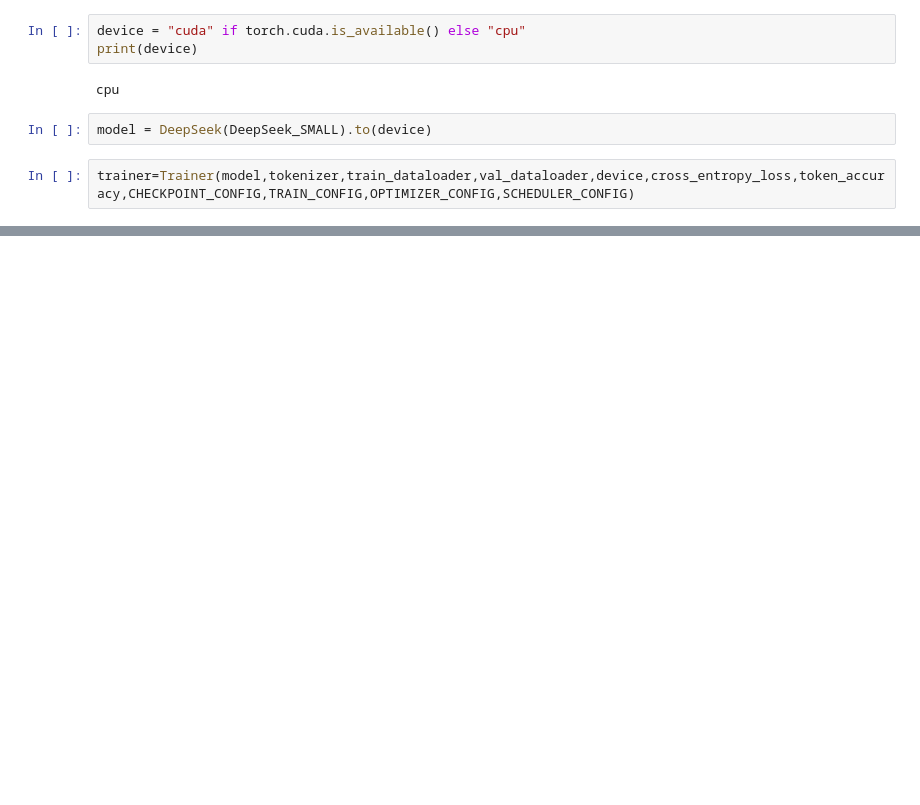
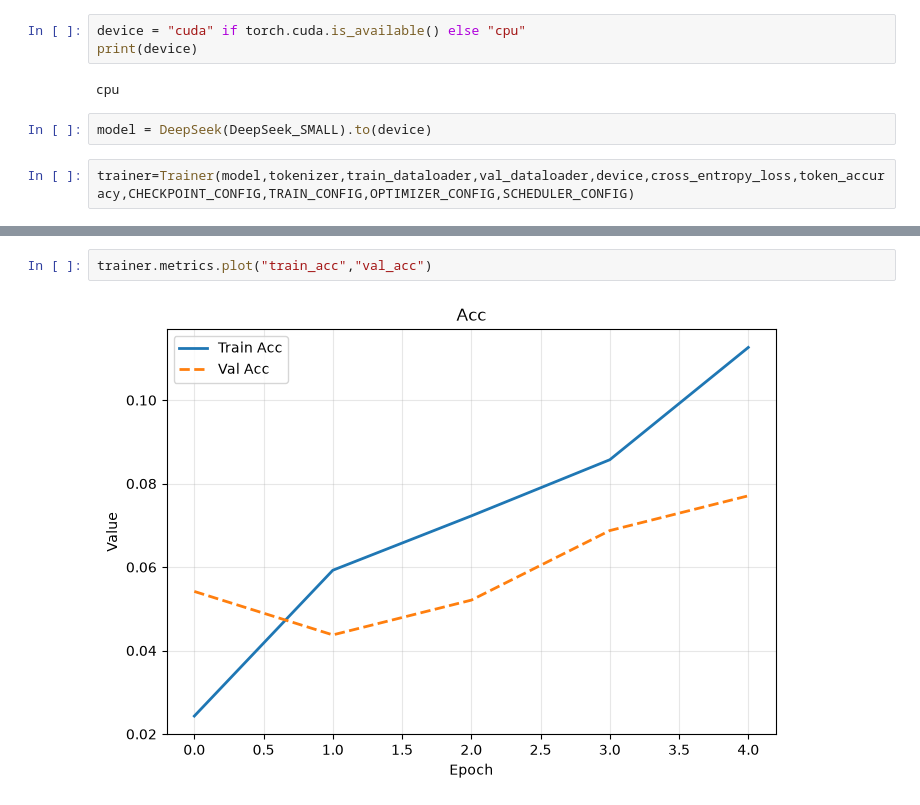
Before and after one commit to nikhild791/llm-evolution, a Jupyter notebook: train.ipynb, the cells around one changed output, grey strips where cells are left out. Saved outputs shown, nothing was run; the diff lists cells and outputs as text; blank space fills up the shorter version.

```diff
--- a/train.ipynb
+++ b/train.ipynb
@@ -108,0 +130,4 @@ defaultdict(list,
+# %%
+trainer.metrics.plot("train_acc","val_acc")
+# %% [output]
+[figure, added]
```
Also changed, not shown: parts of 7 cells of this notebook, 11 other files.
